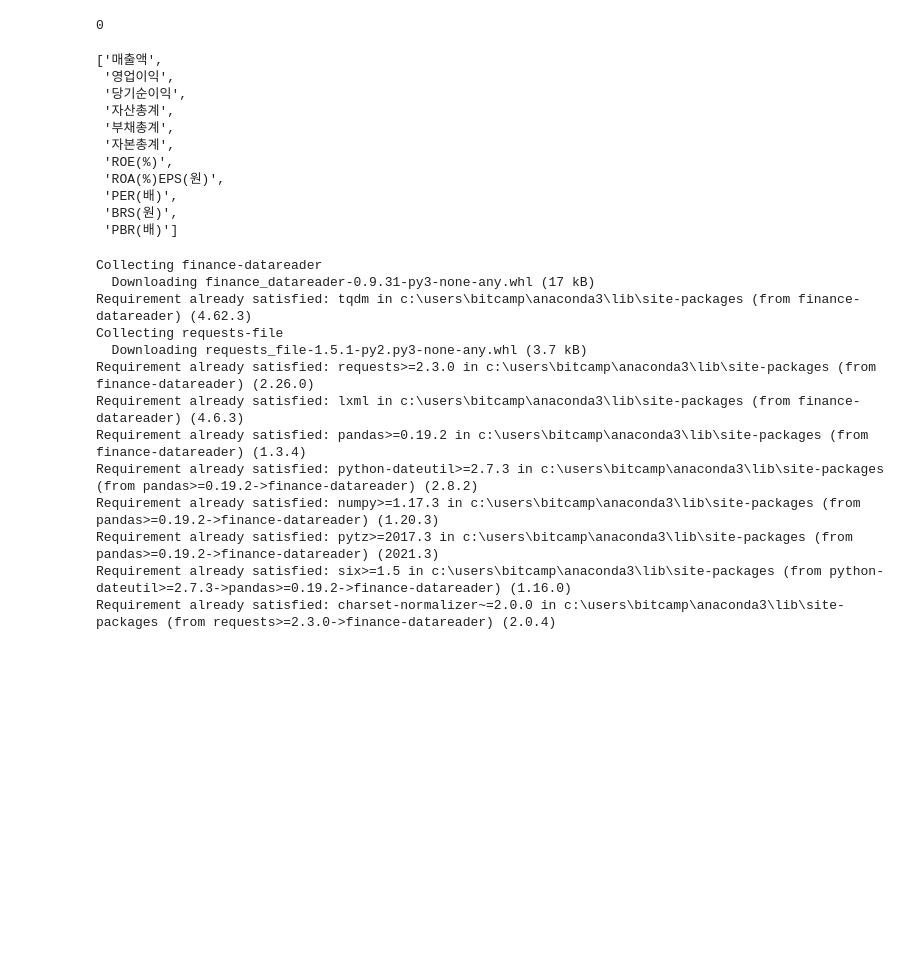
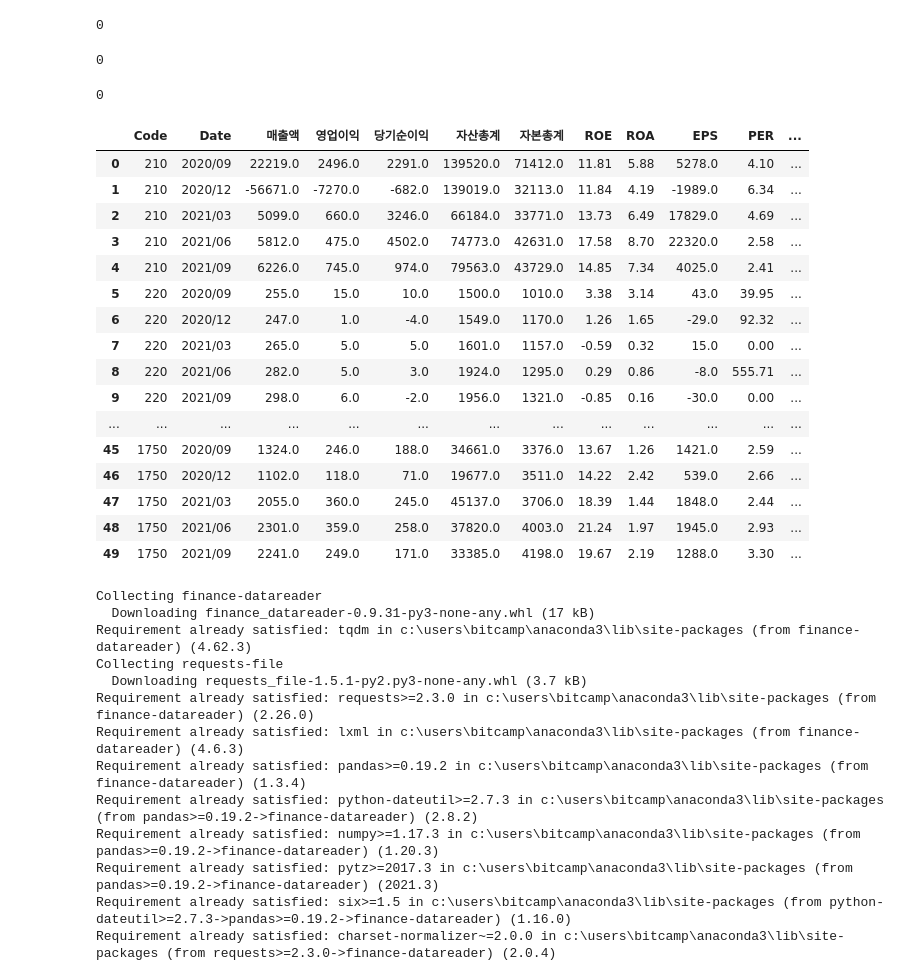
Before and after one commit to rjsgn1209/Studying-Database, a Jupyter notebook: stock_finance_db.ipynb, the cells around one changed output. Saved outputs shown, nothing was run; the diff lists cells and outputs as text; code cells hidden in the pictures; blank space fills up the shorter version.

```diff
--- a/stock_finance_db.ipynb
+++ b/stock_finance_db.ipynb
@@ -297,25 +286,33 @@ use fin_db;
 cursor.execute(sql)
 # %% [output]
 0
-# %%
-['매출액', '영업이익', '당기순이익', '자산총계', '부채총계', '자본총계', 'ROE(%)', 'ROA(%)'\
-           'EPS(원)', 'PER(배)', 'BRS(원)', 'PBR(배)']
-# %% [output]
-['매출액',
- '영업이익',
- '당기순이익',
- '자산총계',
- '부채총계',
- '자본총계',
- 'ROE(%)',
- 'ROA(%)EPS(원)',
- 'PER(배)',
- 'BRS(원)',
- 'PBR(배)']
 # %%
 sql = """
-create table if not exists st_fin(
-code char(10),
-data
-)
+drop table if exists st_fin;
 """
+
+cursor.execute(sql)
+# %% [output]
+0
+# %%
+sql = """
+create table if not exists st_fin(
+    Code char(6),
+    Date char(7),
+    매출액 float,
+    영업이익 float,
+    당기순이익 float,
+    자산총계 float,
+    자본총계 float,
+    ROE float,
+    ROA float,
+    EPS float,
+    PER float,
+    BPS float,
+    PBR float
+);
+"""
+
+cursor.execute(sql)
+# %% [output]
+0
@@ -322,3 +343,27 @@ data
+# %%
+sql = """
+select * from st_fin;
+"""
+
+pd.read_sql(sql, db)
+# %% [output]
+|  | Code | Date | 매출액 | 영업이익 | 당기순이익 | 자산총계 | 자본총계 | ROE | ROA | EPS | PER | ... |
+| 0 | 210 | 2020/09 | 22219.0 | 2496.0 | 2291.0 | 139520.0 | 71412.0 | 11.81 | 5.88 | 5278.0 | 4.10 | ... |
+| 1 | 210 | 2020/12 | -56671.0 | -7270.0 | -682.0 | 139019.0 | 32113.0 | 11.84 | 4.19 | -1989.0 | 6.34 | ... |
+| 2 | 210 | 2021/03 | 5099.0 | 660.0 | 3246.0 | 66184.0 | 33771.0 | 13.73 | 6.49 | 17829.0 | 4.69 | ... |
+| 3 | 210 | 2021/06 | 5812.0 | 475.0 | 4502.0 | 74773.0 | 42631.0 | 17.58 | 8.70 | 22320.0 | 2.58 | ... |
+| 4 | 210 | 2021/09 | 6226.0 | 745.0 | 974.0 | 79563.0 | 43729.0 | 14.85 | 7.34 | 4025.0 | 2.41 | ... |
+| 5 | 220 | 2020/09 | 255.0 | 15.0 | 10.0 | 1500.0 | 1010.0 | 3.38 | 3.14 | 43.0 | 39.95 | ... |
+| 6 | 220 | 2020/12 | 247.0 | 1.0 | -4.0 | 1549.0 | 1170.0 | 1.26 | 1.65 | -29.0 | 92.32 | ... |
+| 7 | 220 | 2021/03 | 265.0 | 5.0 | 5.0 | 1601.0 | 1157.0 | -0.59 | 0.32 | 15.0 | 0.00 | ... |
+| 8 | 220 | 2021/06 | 282.0 | 5.0 | 3.0 | 1924.0 | 1295.0 | 0.29 | 0.86 | -8.0 | 555.71 | ... |
+| 9 | 220 | 2021/09 | 298.0 | 6.0 | -2.0 | 1956.0 | 1321.0 | -0.85 | 0.16 | -30.0 | 0.00 | ... |
+| ... | ... | ... | ... | ... | ... | ... | ... | ... | ... | ... | ... | ... |
+| 45 | 1750 | 2020/09 | 1324.0 | 246.0 | 188.0 | 34661.0 | 3376.0 | 13.67 | 1.26 | 1421.0 | 2.59 | ... |
+| 46 | 1750 | 2020/12 | 1102.0 | 118.0 | 71.0 | 19677.0 | 3511.0 | 14.22 | 2.42 | 539.0 | 2.66 | ... |
+| 47 | 1750 | 2021/03 | 2055.0 | 360.0 | 245.0 | 45137.0 | 3706.0 | 18.39 | 1.44 | 1848.0 | 2.44 | ... |
+| 48 | 1750 | 2021/06 | 2301.0 | 359.0 | 258.0 | 37820.0 | 4003.0 | 21.24 | 1.97 | 1945.0 | 2.93 | ... |
+| 49 | 1750 | 2021/09 | 2241.0 | 249.0 | 171.0 | 33385.0 | 4198.0 | 19.67 | 2.19 | 1288.0 | 3.30 | ... |
 # %%
 ### financedatareader
 # %%
```
Also changed, not shown: parts of 6 cells of this notebook, 13 other files.
